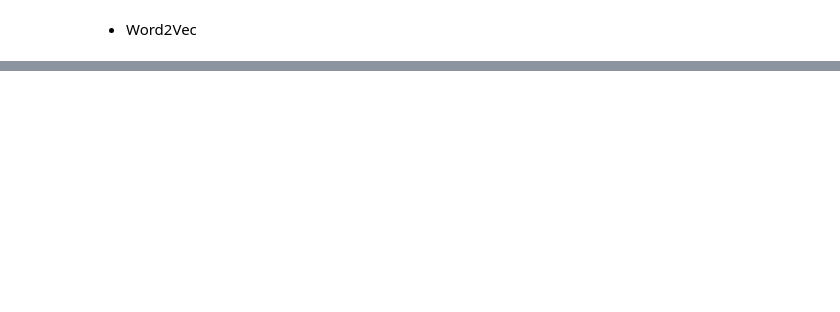
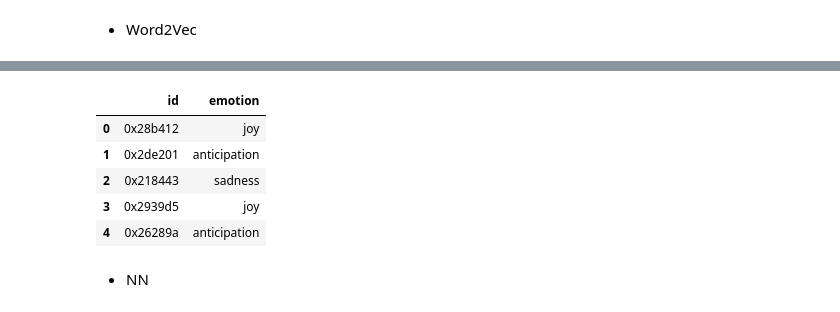
Before and after one commit to BORYA-dev/DM2024-Lab2-Homework, a Jupyter notebook: DM2024-Lab2-Homework.ipynb, the cells around one changed output, grey strips where cells are left out. Saved outputs shown, nothing was run; the diff lists cells and outputs as text; code cells hidden in the pictures; blank space fills up the shorter version.

```diff
--- a/DM2024-Lab2-Homework.ipynb
+++ b/DM2024-Lab2-Homework.ipynb
@@ -398,13 +423,12 @@ word2vec_model = Word2Vec(sentences=train_corpus,
 # %%
 def mean_word2vec(text_list):
-  result = np.zeros(vector_dim)
-  length = len(text_list)
+  result = np.zeros(vector_dim, dtype = np.float64)
+  len = 0
   for i in text_list:
-    try:
+    if i in word2vec_model.wv:
       result = result + word2vec_model.wv[i]
-    except KeyError as e:
-      next
-  result = result / length
-  return result
+      len = len + 1
+
+  return result/len if len != 0 else  result
 # %%
 x_train["word2vec_100"] = x_train.apply(lambda x: mean_word2vec(x['tokens']), axis = 1)
@@ -411,3 +437,8 @@ x_train["word2vec_100"] = x_train.apply(lambda x: mean_word2vec(x['tokens']), ax
+# %%
+# LABEL Y
+le = LabelEncoder()
+y_train_encoded = le.fit_transform(y_train)
+y_test_encoded = le.transform(y_test)
 # %%
 # Training Random Forest
 
@@ -416,5 +447,5 @@ X = list(x_train.word2vec_100.values)
 model = RandomForestClassifier()
 
 ## training!
-DT_model = model.fit(X, y_train.values)
+DT_model = model.fit(X, y_train_encoded)
 # %%
@@ -429,3 +463,0 @@ print('training accuracy: {}'.format(round(acc_train, 2)))
-# %%
-tokens_testing = testing_data.apply(lambda x: tok.tokenize(x["preprocess_text"]), axis = 1).tolist()
-testing_data["tokens"] = tokens_testing
@@ -434,12 +464,25 @@ testing_data["word2vec_100"] = testing_data.apply(lambda x: mean_word2vec(x['tok
 # %%
 # Prediction
+
 X = list(testing_data.word2vec_100.values)
 
 y_test_result = DT_model.predict(X)
+
+y_test_result = le.inverse_transform( y_test_result )
 
 result = pd.DataFrame( {
    "id" : testing_data.tweet_id,
    "emotion" : y_test_result
 } )
+
 result.to_csv("/content/drive/MyDrive/submission_test_v4.csv", index = 0)
 result.head(5)
+# %% [output]
+|  | id | emotion |
+| 0 | 0x28b412 | joy |
+| 1 | 0x2de201 | anticipation |
+| 2 | 0x218443 | sadness |
+| 3 | 0x2939d5 | joy |
+| 4 | 0x26289a | anticipation |
+# %% [markdown]
+- NN
```
Also changed, not shown: parts of 37 cells of this notebook.
